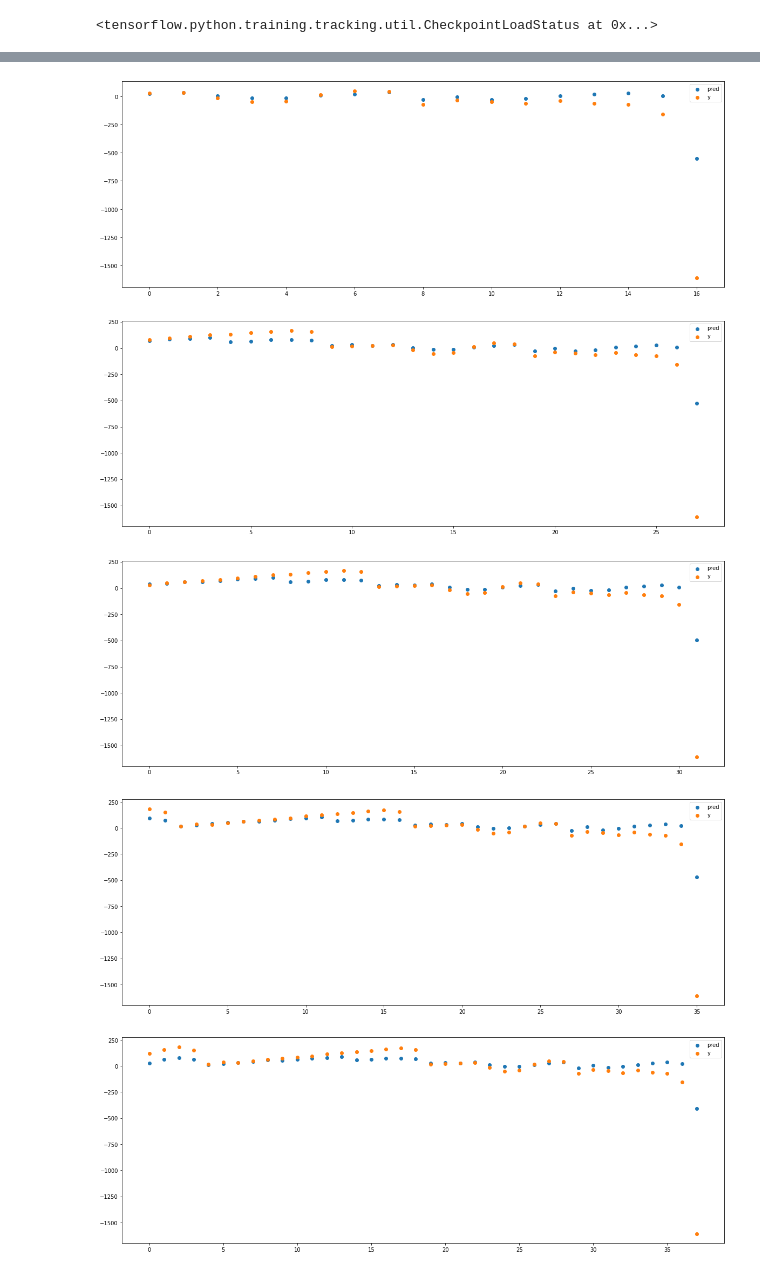
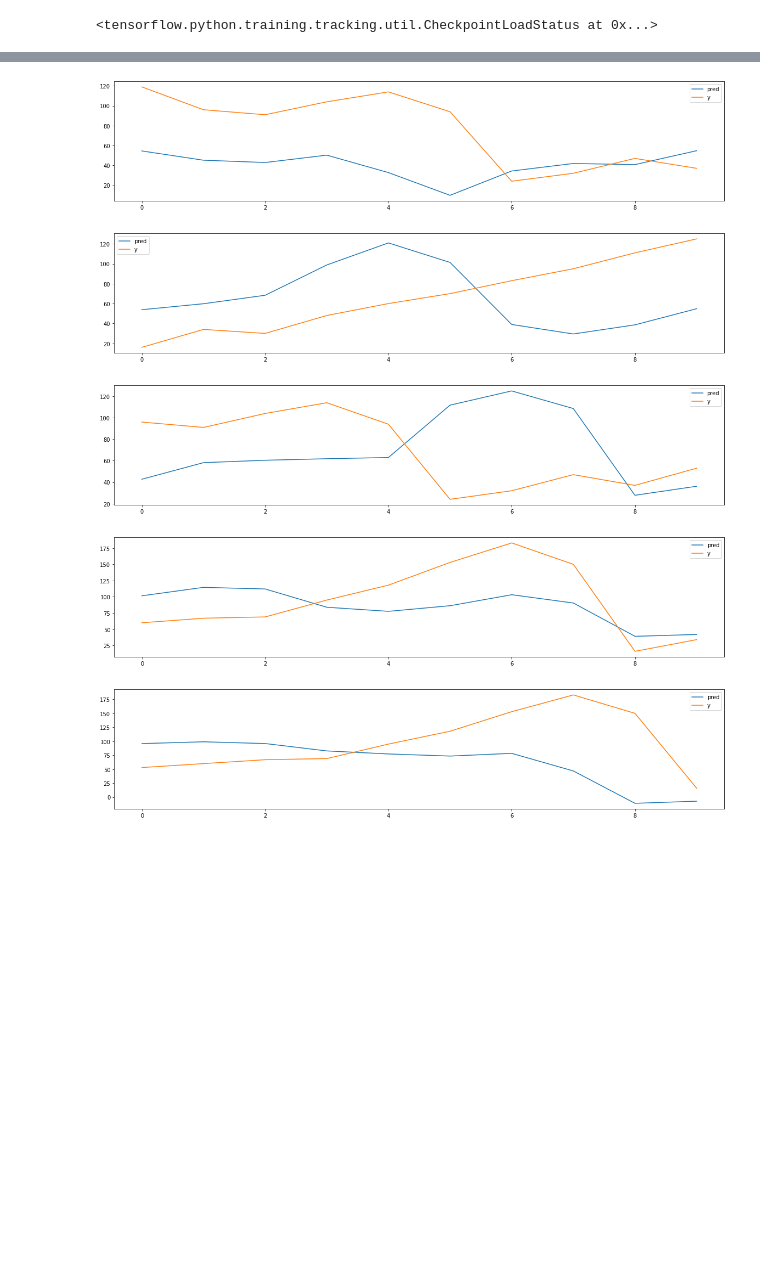
Before and after one commit to grahamseamans/bus_prediction, a Jupyter notebook: src/LSTM.ipynb, the cells around one changed output, grey strips where cells are left out. Saved outputs shown, nothing was run; the diff lists cells and outputs as text; code cells hidden in the pictures; blank space fills up the shorter version.

```diff
--- a/src/LSTM.ipynb
+++ b/src/LSTM.ipynb
@@ -292,6 +288,7 @@ test_dataset = dataset.skip(train + val).batch(batch_size)
 121344 15168 15168
 # %%
 drop_rate = 0.2
+embed_dim = 64
 
 non_categories_input = tf.keras.Input(shape=non_categories_shape, name="non_categories")
 categories_per_stop_input = tf.keras.Input(
@@ -308,7 +305,7 @@ categories_per_trip = categories_per_trip_input
 cat_list = tf.unstack(categories_per_stop, axis=2)
 embed_out_stop = []
 for cat, cardinality_per in zip(cat_list, cardinality_per_stop):
-    embed_out_stop.append(tf.keras.layers.Embedding(cardinality_per, 64)(cat))
+    embed_out_stop.append(tf.keras.layers.Embedding(cardinality_per, embed_dim)(cat))
 
 non_categories = tf.keras.layers.BatchNormalization()(non_categories)
 
@@ -320,7 +317,7 @@ per_stop = tf.keras.layers.BatchNormalization()(per_stop)
 cat_list = tf.unstack(categories_per_trip, axis=1)
 embed_out_trip = []
 for cat, cardinality_per in zip(cat_list, cardinality_per_trip):
-    embed_out_trip.append(tf.keras.layers.Embedding(cardinality_per, 64)(cat))
+    embed_out_trip.append(tf.keras.layers.Embedding(cardinality_per, embed_dim)(cat))
 
 
 pred = tf.keras.layers.concatenate([per_stop, *embed_out_trip])
@@ -331,7 +328,7 @@ pred = tf.keras.layers.Dropout(drop_rate)(pred)
 pred = tf.keras.layers.Dense(500, activation="relu")(pred)
 pred = tf.keras.layers.Dropout(drop_rate)(pred)
 pred = tf.keras.layers.Dense(100, activation="relu")(pred)
-pred = tf.keras.layers.Dense(num_stops, name="output")(pred)
+pred = tf.keras.layers.Dense(out_length, name="output")(pred)
 
 model = tf.keras.Model(
     inputs=[non_categories_input, categories_per_stop_input, categories_per_trip_input],
@@ -412,27 +409,23 @@ print(preds.shape)
 # %%
 np.set_printoptions(threshold=sys.maxsize)
 
 
 for i, (pred, y) in enumerate(zip(preds, test_dataset.unbatch().as_numpy_iterator())):
     if i < 100:
         x, y = y
         assert pred.shape[0] == y.shape[0]
-        pred_len = pred.shape[0]
-        num_samples = x["num_samples"]
-        length = pred_len - num_samples
-        if length > 0:
-            x = list(range(length))
+        x = list(range(out_length))
 
-            plt.rcParams["figure.figsize"] = [20, 7]
-            plt.scatter(x, pred[num_samples:], label="pred")
-            plt.scatter(x, y[num_samples:], label="y")
-            plt.legend()
-            plt.show()
+        plt.rcParams["figure.figsize"] = [20, 4]
+        plt.plot(x, pred, label="pred")
+        plt.plot(x, y, label="y")
+        plt.legend()
+        plt.show()
 
 allDone()
 # %% [output]
-[figure, old version]
+[figure, new version]
-[figure, old version]
+[figure, new version]
-[figure, old version]
+[figure, new version]
-[figure, old version]
+[figure, new version]
-[figure, old version]
+[figure, new version]
```
Also changed, not shown: parts of 7 cells of this notebook, 2 other files.
